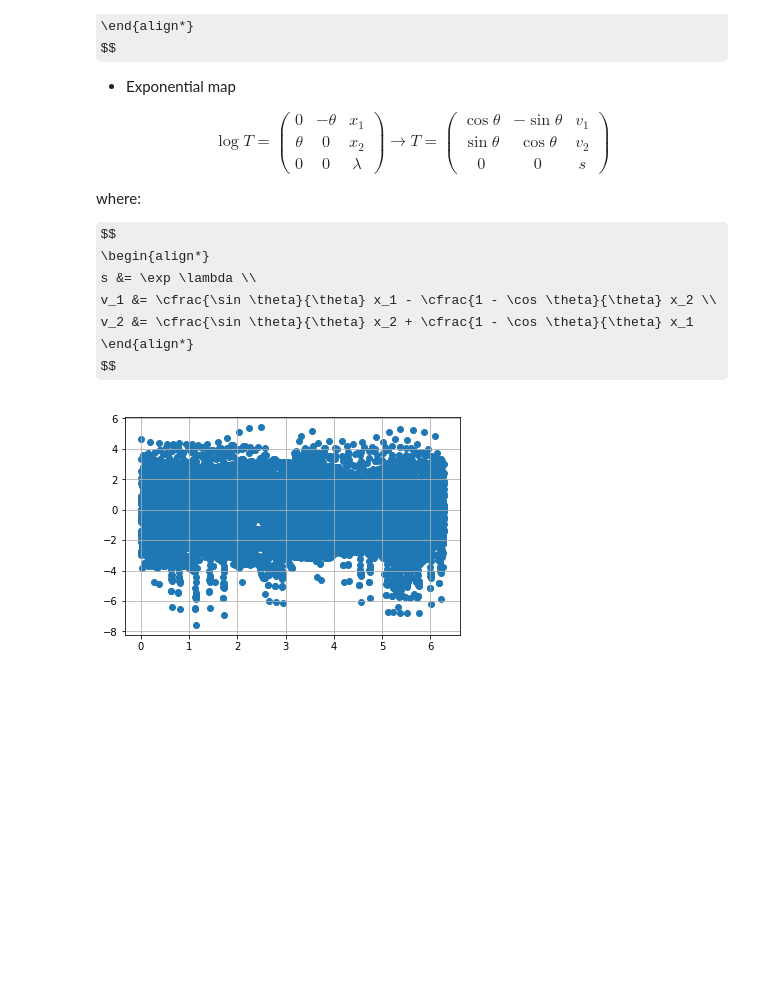
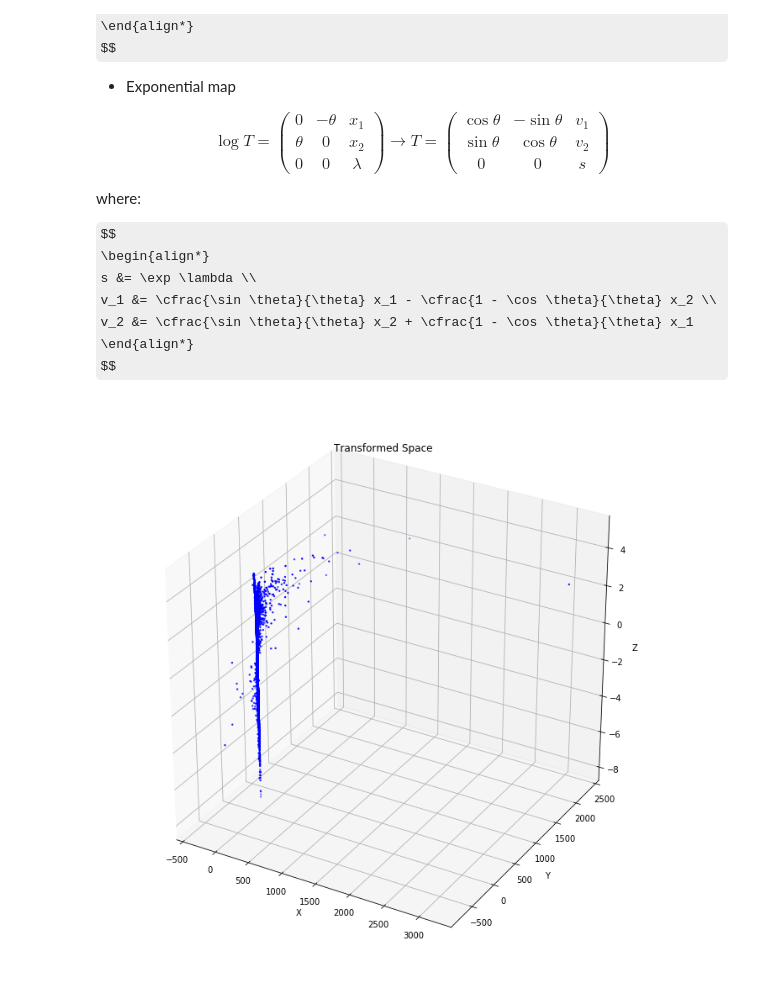
Before and after one commit to Tong-ZHAO/Symmetry_orbit_detection, a Jupyter notebook: 2D_python/2D_version.ipynb, the cells around one changed output. Drawn from its saved outputs; the diff is of its cells as text; code cells hidden in the pictures; some formulas as TeX source; blank space fills up the shorter version.

```diff
--- a/2D_python/2D_version.ipynb
+++ b/2D_python/2D_version.ipynb
@@ -276,5 +280,3 @@ def show_transformed_point_set(points, normals, curvatures, tree, index_1, index
 show_transformed_point_set(pts, normals, curvatures, my_tree, 465, 30)
 # %% [output]
 [figure]
-# %%
-T = estimate_transform(pts[500], pts[0], normals[500], normals[0], curvatures[500], curvatures[0])
@@ -283,5 +283,3 @@ my_tree = KDTree(pts, 10)
-# %%
-pts_1, pts_2, pts_12, loss = transform_neighbors(pts[500], pts[0], pts, my_tree, T)
 # %%
 def point_pairing(points, normals, curvatures, tree, ratio = 0.2, thresh = 0.003):
 
@@ -298,7 +296,7 @@ def point_pairing(points, normals, curvatures, tree, ratio = 0.2, thresh = 0.003
             T = estimate_transform(points[i], points[j], normals[i], normals[j], curvatures[i], curvatures[j])
             loss = transform_neighbors(points[i], points[j], points, tree, T)[-1]
 
-            if loss < thresh:
+            if loss < thresh and T.sum() > 1e-6:
                 lT.append(T)
                 dict_index[index] = tuple((i, j))
                 index += 1
@@ -407,10 +405,15 @@ log_ts = np.zeros((len(Ts), 4))
 
 for i in range(len(Ts)):
     log_ts[i] = sim2_log(Ts[i])
-# %%
-log_ts[476] = np.zeros((4,))
-# %%
-plt.scatter(log_ts[:, 2], log_ts[:, 3])
-plt.grid()
-# %% [output]
-[figure, removed]
+# %%
+fig = plt.figure(figsize = (12, 12))
+ax = fig.gca(projection='3d')
+ax.set_title("Transformed Space")
+ax.scatter(log_ts[:, 0], log_ts[:, 1], log_ts[:, 3], marker = 'o', color = 'b', s = 2)
+ax.set_xlabel('X')
+ax.set_ylabel('Y')
+ax.set_zlabel('Z')
+plt.grid()
+plt.show()
+# %% [output]
+[figure, added]
```
Also changed, not shown: parts of 25 cells of this notebook.
